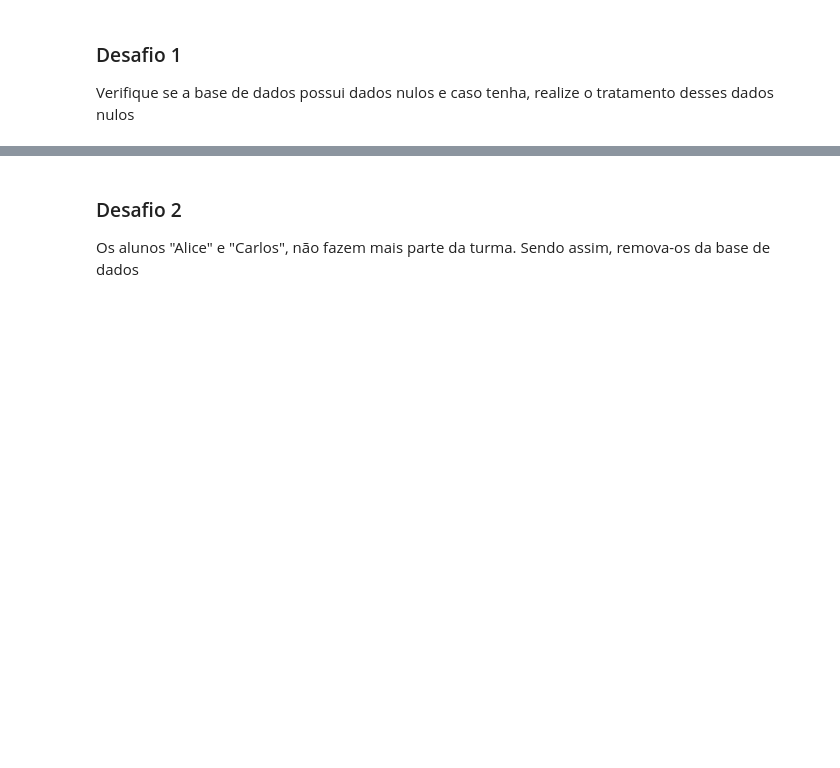
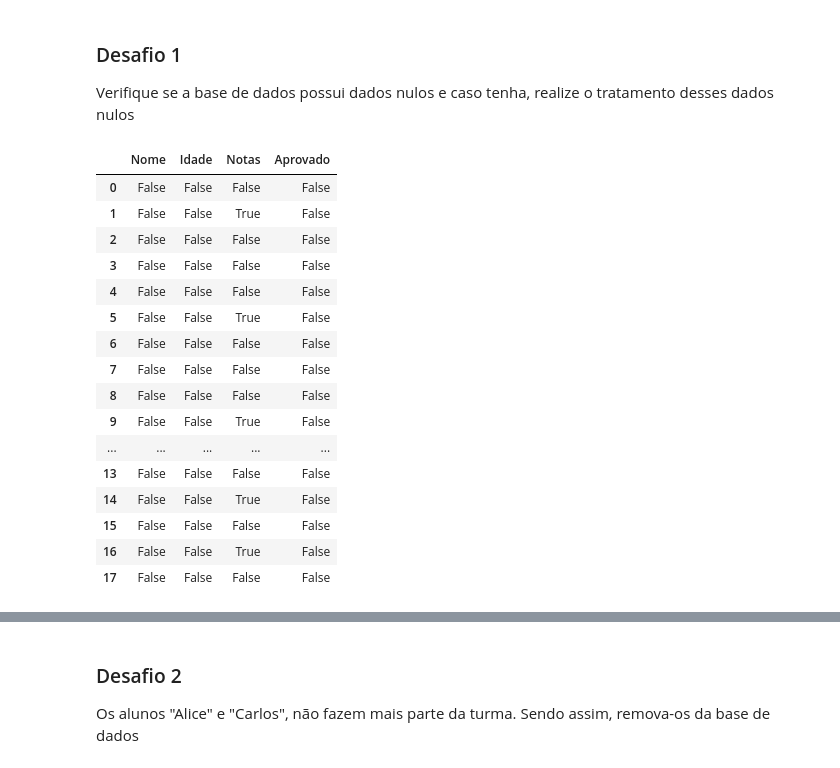
Before and after one commit to Eduardo-Alg/Desafios_Pandas, a Jupyter notebook: desafios.ipynb, the cells around one changed output, grey strips where cells are left out. Saved outputs shown, nothing was run; the diff lists cells and outputs as text; code cells hidden in the pictures; blank space fills up the shorter version.

Commit message:
desafio final Pandas

```diff
--- a/desafios.ipynb
+++ b/desafios.ipynb
@@ -195,3 +185,27 @@ Importe novamente o arquivo [**alunos.csv**](https://raw.githubusercontent.com/a
+# %%
+# Importando novamente os dados
+url = 'https://raw.githubusercontent.com/alura-cursos/pandas-conhecendo-a-biblioteca/main/desafios/alunos.csv'
+dados = pd.read_csv(url)
 # %% [markdown]
 ### Desafio 1
 Verifique se a base de dados possui dados nulos e caso tenha, realize o tratamento desses dados nulos
+# %%
+dados.isnull()
+# %% [output]
+|  | Nome | Idade | Notas | Aprovado |
+| 0 | False | False | False | False |
+| 1 | False | False | True | False |
+| 2 | False | False | False | False |
+| 3 | False | False | False | False |
+| 4 | False | False | False | False |
+| 5 | False | False | True | False |
+| 6 | False | False | False | False |
+| 7 | False | False | False | False |
+| 8 | False | False | False | False |
+| 9 | False | False | True | False |
+| ... | ... | ... | ... | ... |
+| 13 | False | False | False | False |
+| 14 | False | False | True | False |
+| 15 | False | False | False | False |
+| 16 | False | False | True | False |
+| 17 | False | False | False | False |
```
Also changed, not shown: parts of 22 cells of this notebook.
